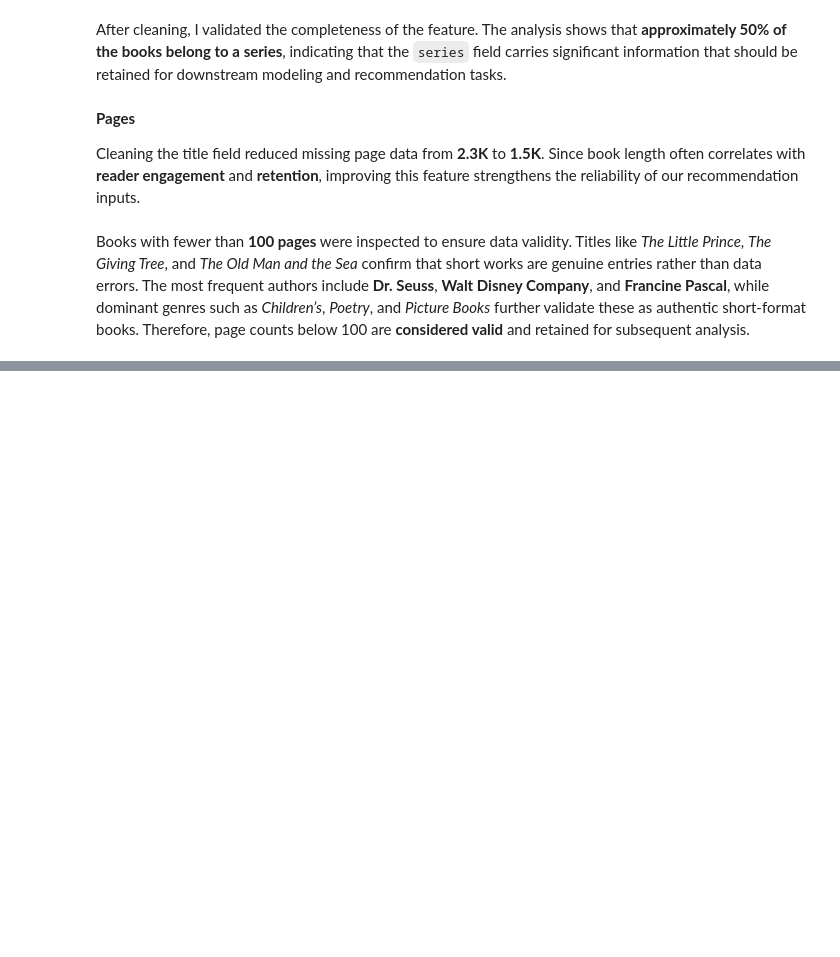
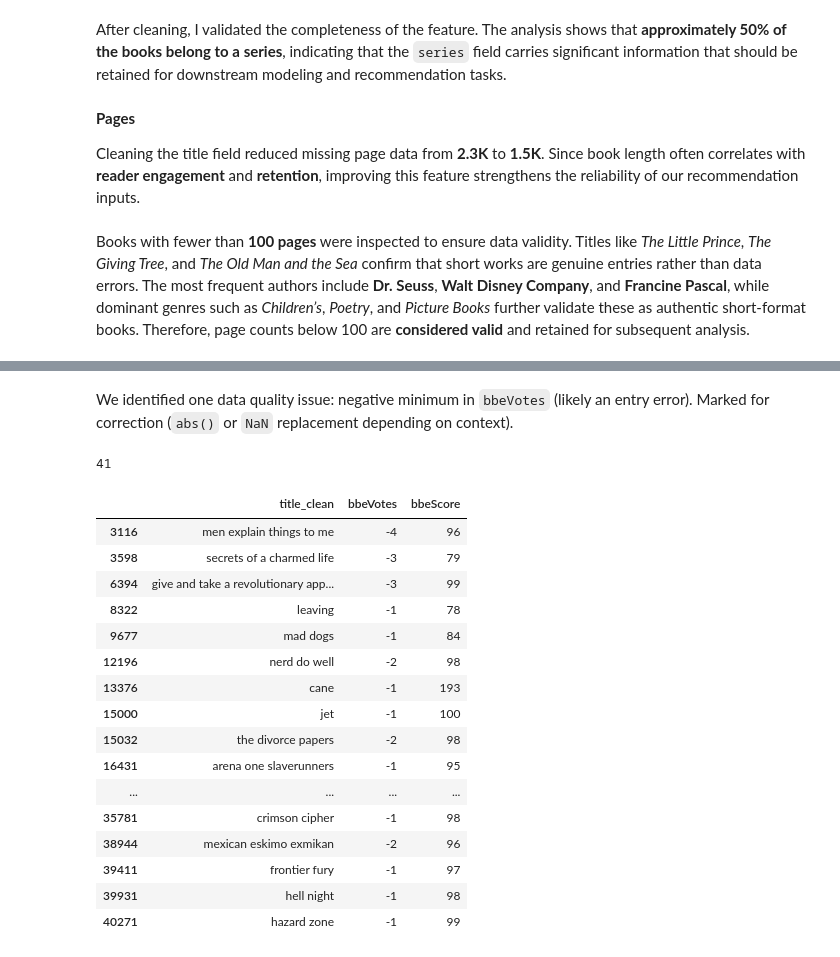
Before and after one commit to larevolucia/bookwise-analytics, a Jupyter notebook: notebooks/02_Data_Cleaning.ipynb, the cells around one changed output, grey strips where cells are left out. Drawn from its saved outputs; the diff is of its cells as text; code cells hidden in the pictures; blank space fills up the shorter version.

```diff
--- a/notebooks/02_Data_Cleaning.ipynb
+++ b/notebooks/02_Data_Cleaning.ipynb
@@ -1528,0 +1586,28 @@ Therefore, page counts below 100 are **considered valid** and retained for subse
+# %% [markdown]
+ We identified one data quality issue: negative minimum in `bbeVotes` (likely an entry error). Marked for correction (`abs()` or `NaN` replacement depending on context).
+# %%
+# count negative values
+bbe_clean[bbe_clean['bbeVotes'] < 0].shape[0]
+# %% [output]
+41
+# %%
+# inspect negative values
+bbe_clean[bbe_clean['bbeVotes'] < 0][['title_clean', 'bbeVotes', 'bbeScore']]
+# %% [output]
+|  | title_clean | bbeVotes | bbeScore |
+| 3116 | men explain things to me | -4 | 96 |
+| 3598 | secrets of a charmed life | -3 | 79 |
+| 6394 | give and take a revolutionary app... | -3 | 99 |
+| 8322 | leaving | -1 | 78 |
+| 9677 | mad dogs | -1 | 84 |
+| 12196 | nerd do well | -2 | 98 |
+| 13376 | cane | -1 | 193 |
+| 15000 | jet | -1 | 100 |
+| 15032 | the divorce papers | -2 | 98 |
+| 16431 | arena one slaverunners | -1 | 95 |
+| ... | ... | ... | ... |
+| 35781 | crimson cipher | -1 | 98 |
+| 38944 | mexican eskimo exmikan | -2 | 96 |
+| 39411 | frontier fury | -1 | 97 |
+| 39931 | hell night | -1 | 98 |
+| 40271 | hazard zone | -1 | 99 |
```
Also changed, not shown: parts of 16 cells of this notebook.
